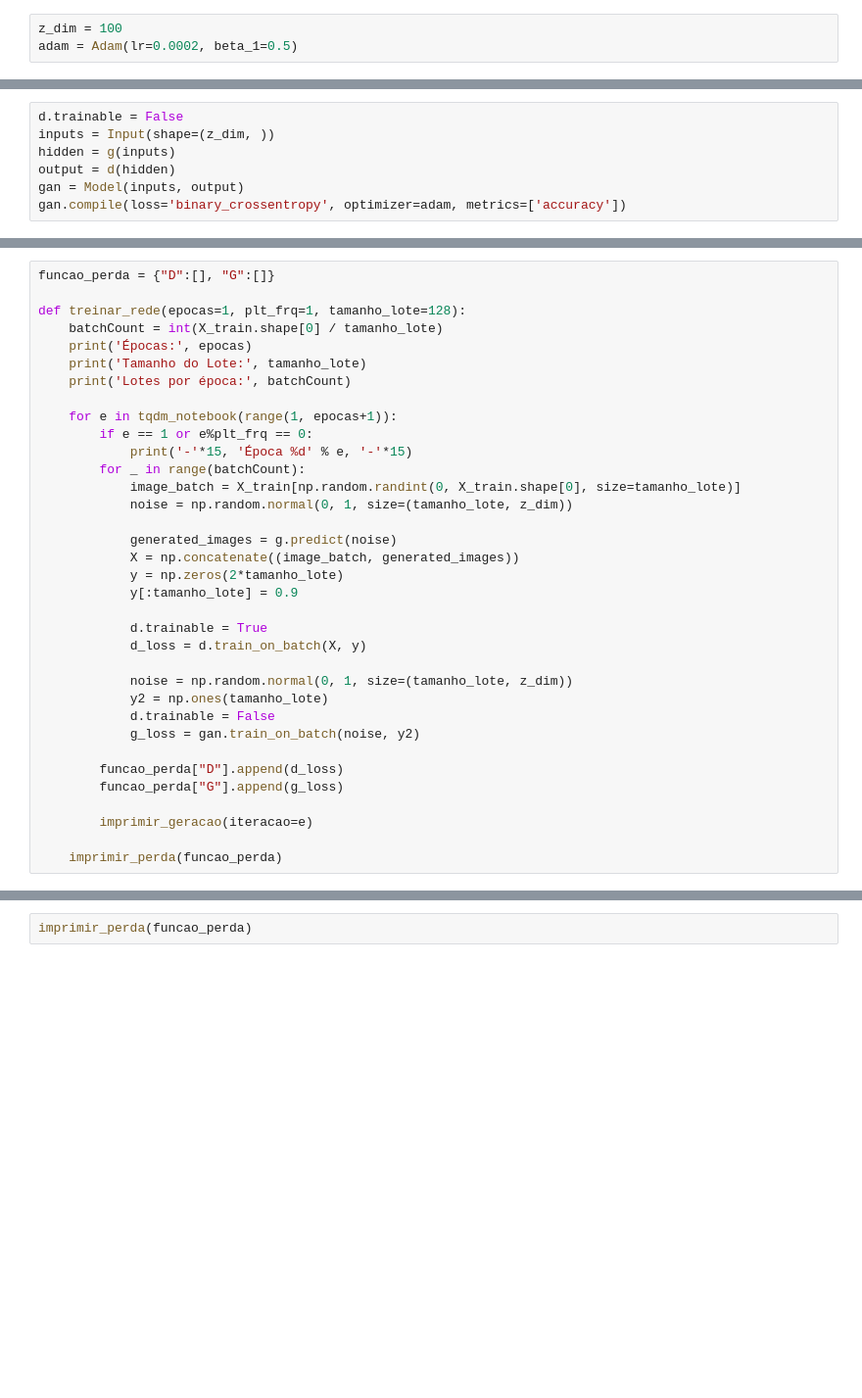
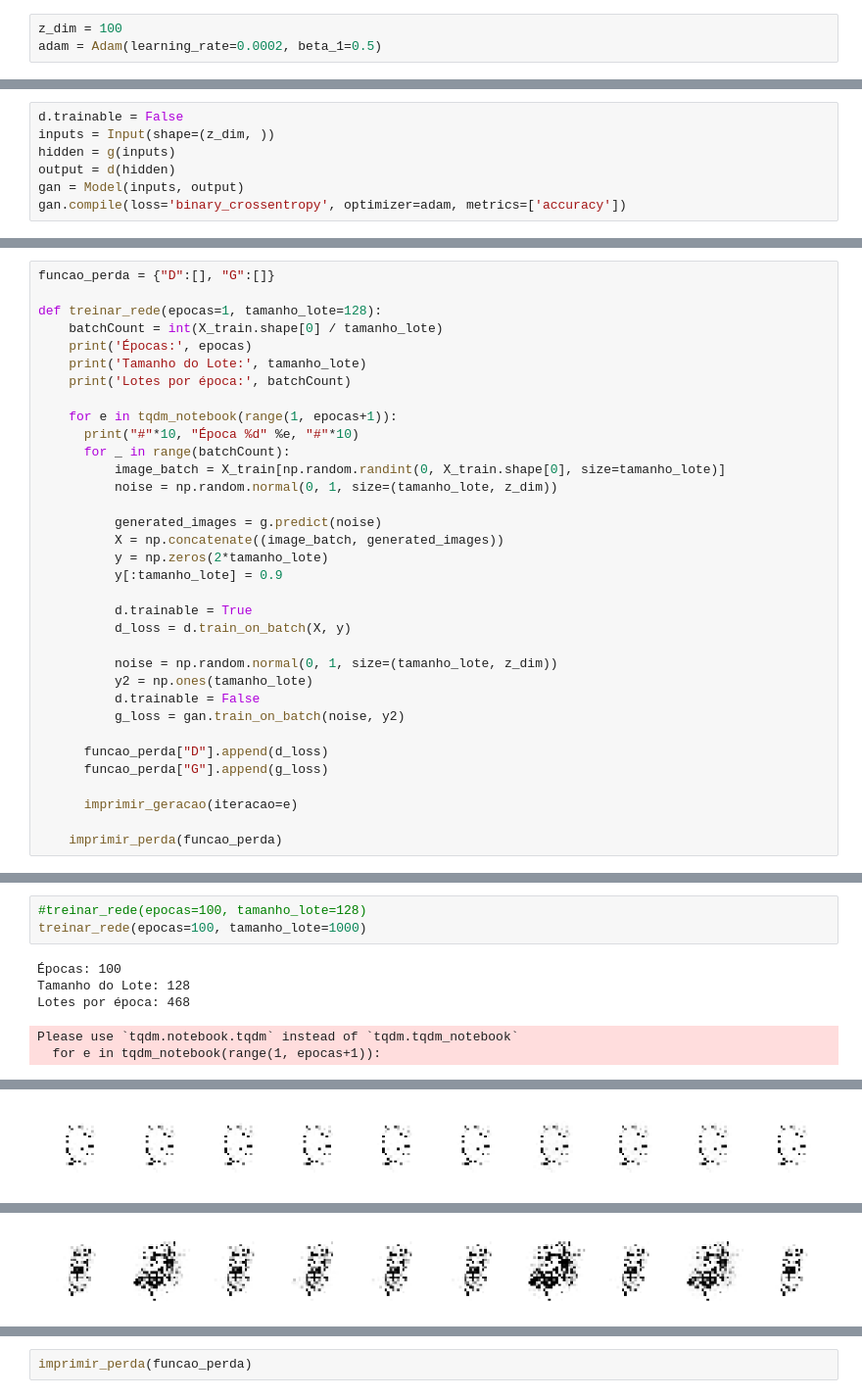
Before and after one commit to diegonogare/MachineLearning, a Jupyter notebook: 5.5-MNIST_GAN.ipynb, the cells around one changed output, grey strips where cells are left out. Shown at 98% size. Cells and saved outputs as stored; diff of their text form; blank space fills up the shorter version.

```diff
--- a/5.5-MNIST_GAN.ipynb
+++ b/5.5-MNIST_GAN.ipynb
@@ -28,7 +23,7 @@ X_train = X_train.astype('float32')/255
 X_test = X_test.astype('float32')/255
 # %%
 z_dim = 100
-adam = Adam(lr=0.0002, beta_1=0.5)
+adam = Adam(learning_rate=0.0002, beta_1=0.5)
 # %%
 g = Sequential()
 g.add(Dense(256, input_dim=z_dim, activation=LeakyReLU(alpha=0.2)))
@@ -82,35 +78,34 @@ def imprimir_geracao(n_ex=10, dim=(1, 10), figsize=(12, 2), iteracao=1):
 # %%
 funcao_perda = {"D":[], "G":[]}
 
-def treinar_rede(epocas=1, plt_frq=1, tamanho_lote=128):
+def treinar_rede(epocas=1, tamanho_lote=128):
     batchCount = int(X_train.shape[0] / tamanho_lote)
     print('Épocas:', epocas)
     print('Tamanho do Lote:', tamanho_lote)
     print('Lotes por época:', batchCount)
 
     for e in tqdm_notebook(range(1, epocas+1)):
-        if e == 1 or e%plt_frq == 0:
-            print('-'*15, 'Época %d' % e, '-'*15)
-        for _ in range(batchCount):
-            image_batch = X_train[np.random.randint(0, X_train.shape[0], size=tamanho_lote)]
-            noise = np.random.normal(0, 1, size=(tamanho_lote, z_dim))
+      print("#"*10, "Época %d" %e, "#"*10)
+      for _ in range(batchCount):
+          image_batch = X_train[np.random.randint(0, X_train.shape[0], size=tamanho_lote)]
+          noise = np.random.normal(0, 1, size=(tamanho_lote, z_dim))
 
-            generated_images = g.predict(noise)
-            X = np.concatenate((image_batch, generated_images))
-            y = np.zeros(2*tamanho_lote)
-            y[:tamanho_lote] = 0.9
+          generated_images = g.predict(noise)
+          X = np.concatenate((image_batch, generated_images))
+          y = np.zeros(2*tamanho_lote)
+          y[:tamanho_lote] = 0.9
 
-            d.trainable = True
-            d_loss = d.train_on_batch(X, y)
+          d.trainable = True
+          d_loss = d.train_on_batch(X, y)
 
-            noise = np.random.normal(0, 1, size=(tamanho_lote, z_dim))
-            y2 = np.ones(tamanho_lote)
-            d.trainable = False
-            g_loss = gan.train_on_batch(noise, y2)
+          noise = np.random.normal(0, 1, size=(tamanho_lote, z_dim))
+          y2 = np.ones(tamanho_lote)
+          d.trainable = False
+          g_loss = gan.train_on_batch(noise, y2)
 
-        funcao_perda["D"].append(d_loss)
-        funcao_perda["G"].append(g_loss)
+      funcao_perda["D"].append(d_loss)
+      funcao_perda["G"].append(g_loss)
 
-        imprimir_geracao(iteracao=e)
+      imprimir_geracao(iteracao=e)
 
     imprimir_perda(funcao_perda)
@@ -141,0 +112,9 @@ Please use `tqdm.notebook.tqdm` instead of `tqdm.tqdm_notebook`
+# %%
+#treinar_rede(epocas=100, tamanho_lote=128)
+treinar_rede(epocas=100, tamanho_lote=1000)
+# %% [output]
+Épocas: 100
+Tamanho do Lote: 128
+Lotes por época: 468
+Please use `tqdm.notebook.tqdm` instead of `tqdm.tqdm_notebook`
+  for e in tqdm_notebook(range(1, epocas+1)):
@@ -141,0 +138 @@ Please use `tqdm.notebook.tqdm` instead of `tqdm.tqdm_notebook`
+[figure, added]
@@ -141,0 +156 @@ Please use `tqdm.notebook.tqdm` instead of `tqdm.tqdm_notebook`
+[figure, added]
```
Also changed, not shown: parts of 5 cells of this notebook.
